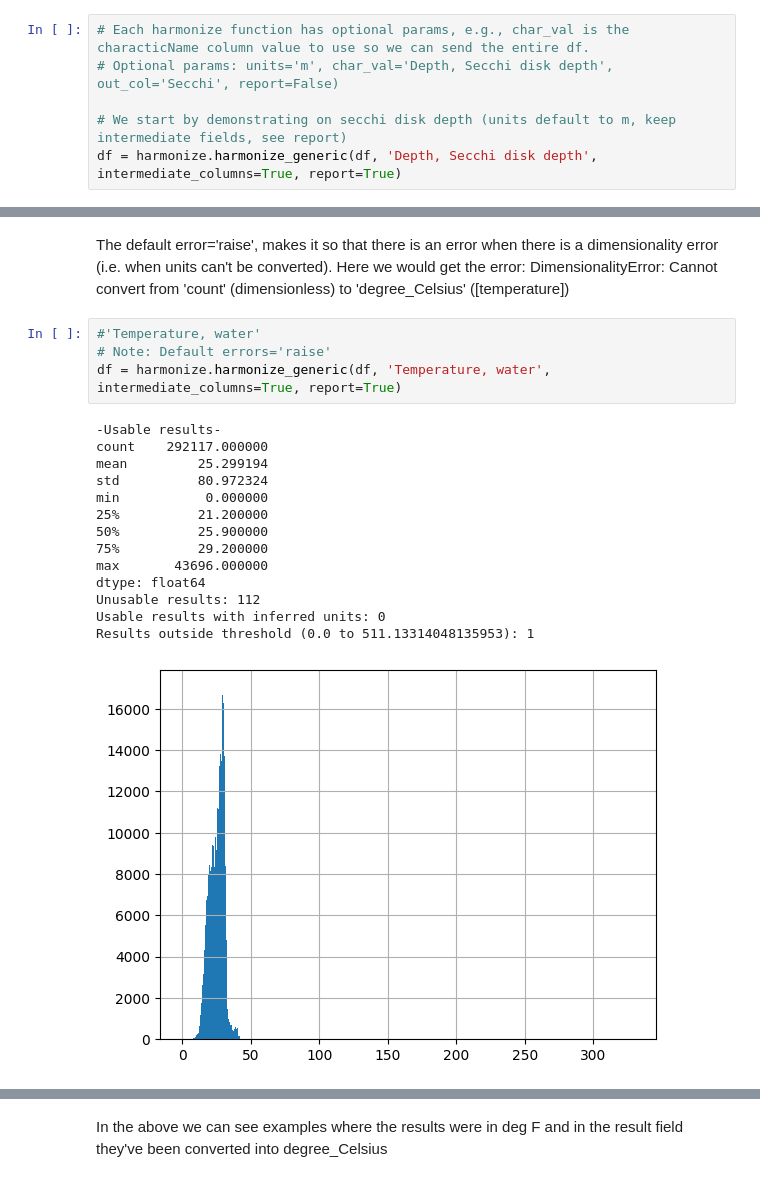
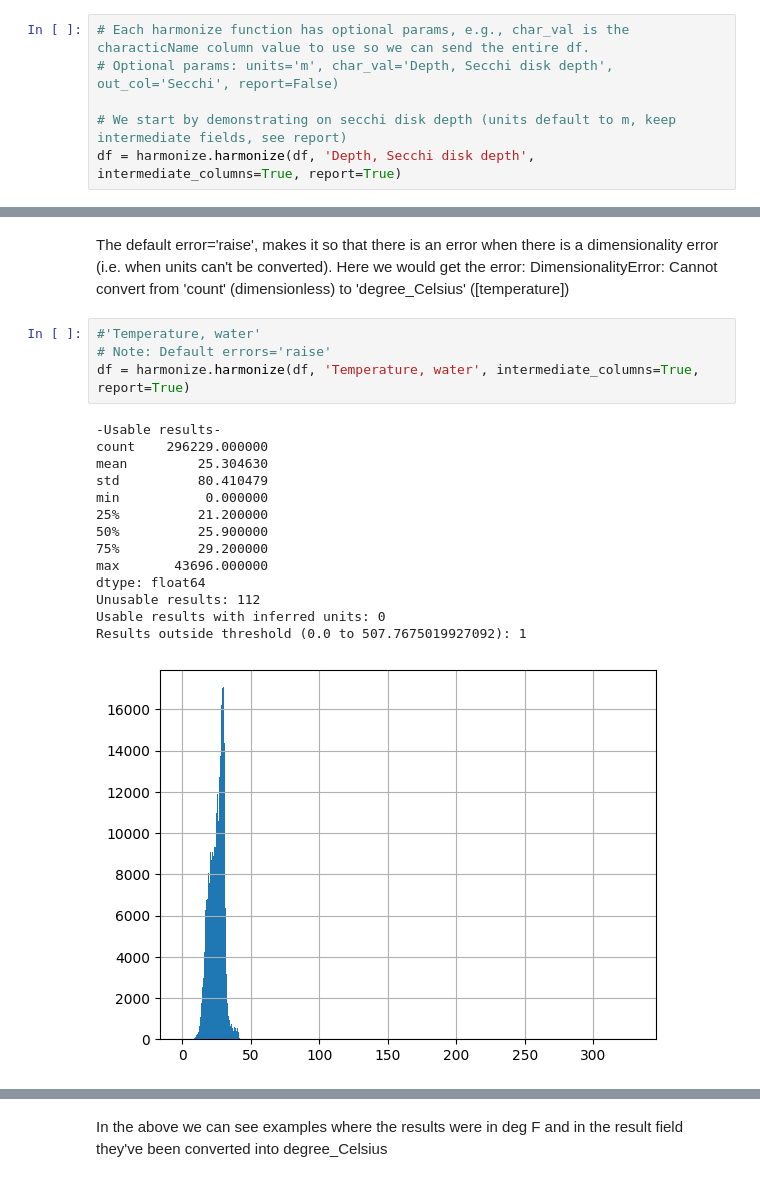
Before and after one commit to USEPA/harmonize-wq, a Jupyter notebook: demos/Harmonize_Tampa_Detailed.ipynb, the cells around one changed output, grey strips where cells are left out. Saved outputs shown, nothing was run; the diff lists cells and outputs as text.

```diff
--- a/demos/Harmonize_Tampa_Detailed.ipynb
+++ b/demos/Harmonize_Tampa_Detailed.ipynb
@@ -214,6 +214,6 @@ Two options for functions to harmonize characteristics: harmonize_all() or harmo
 # Optional params: units='m', char_val='Depth, Secchi disk depth', out_col='Secchi', report=False)
 
 # We start by demonstrating on secchi disk depth (units default to m, keep intermediate fields, see report)
-df = harmonize.harmonize_generic(df, 'Depth, Secchi disk depth', intermediate_columns=True, report=True)
+df = harmonize.harmonize(df, 'Depth, Secchi disk depth', intermediate_columns=True, report=True)
 # %% [output]
 -Usable results-
@@ -330,22 +330,22 @@ The default error='raise', makes it so that there is an error when there is a di
 # %%
 #'Temperature, water'
 # Note: Default errors='raise'
-df = harmonize.harmonize_generic(df, 'Temperature, water', intermediate_columns=True, report=True)
+df = harmonize.harmonize(df, 'Temperature, water', intermediate_columns=True, report=True)
 # %% [output]
 -Usable results-
-count    292117.000000
-mean         25.299194
-std          80.972324
+count    296229.000000
+mean         25.304630
+std          80.410479
 min           0.000000
 25%          21.200000
 50%          25.900000
 75%          29.200000
 max       43696.000000
 dtype: float64
 Unusable results: 112
 Usable results with inferred units: 0
-Results outside threshold (0.0 to 511.13314048135953): 1
+Results outside threshold (0.0 to 507.7675019927092): 1
-[figure, old version]
+[figure, new version]
 # %%
 # Look at what was changed
 cols = ['MonitoringLocationIdentifier', 'ResultMeasureValue', 'ResultMeasure/MeasureUnitCode', 'QA_flag', 'Temperature', 'Units']
```
Also changed, not shown: parts of 65 cells of this notebook.
